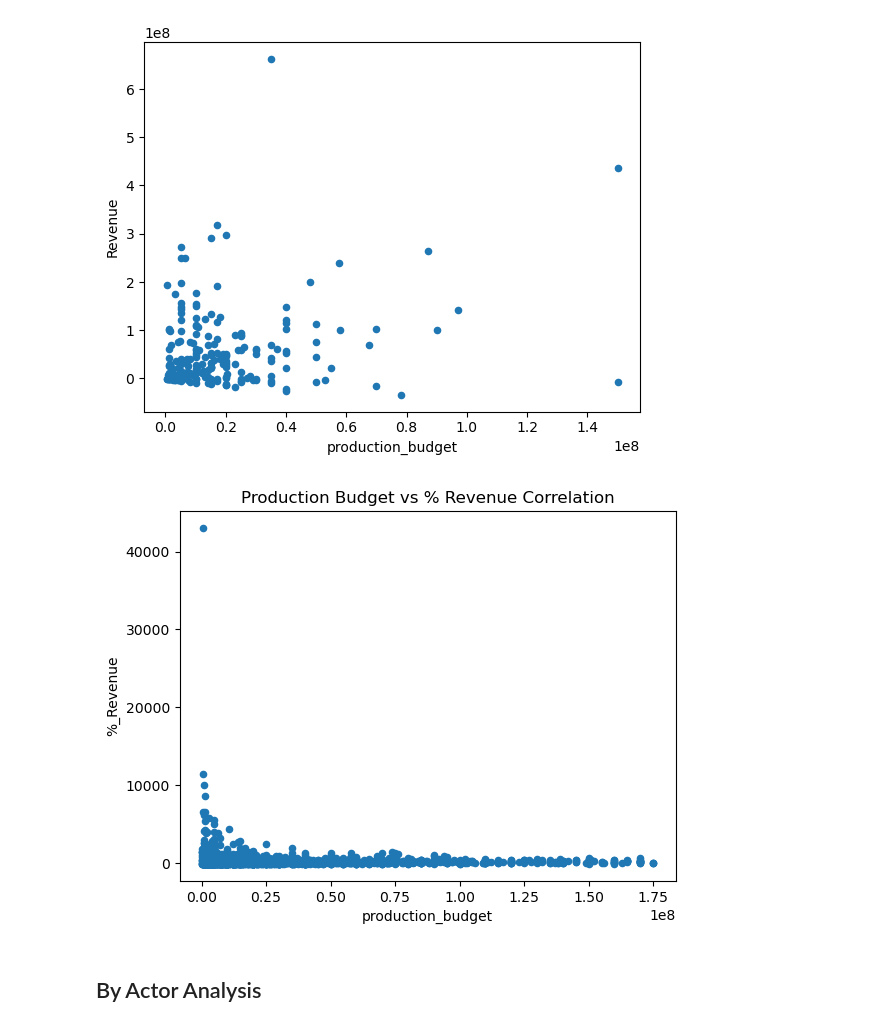
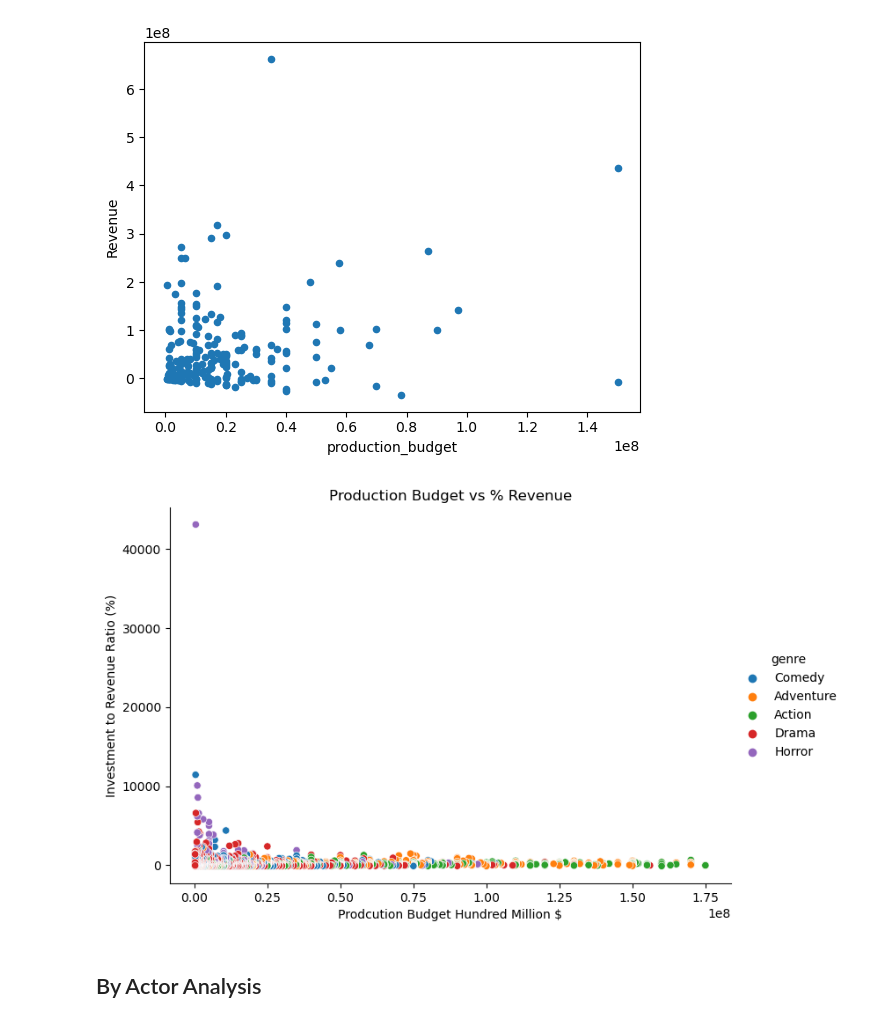
Before and after one commit to JESSIMOPIN/project-1-bootcamp, a Jupyter notebook: main_movies.ipynb, the cells around one changed output. Cells and saved outputs as stored; diff of their text form; code cells hidden in the pictures.

```diff
--- a/main_movies.ipynb
+++ b/main_movies.ipynb
@@ -480,13 +482,14 @@ plt.show()
 [figure]
 # %%
 #Check for correlation between Production Budget and % Revenue
-years_movies_df.plot.scatter(x='production_budget', y='%_Revenue')
-plt.title('Production Budget vs % Revenue Correlation')
+sns.relplot(data=years_movies_df, x='production_budget', y='%_Revenue', hue='genre', aspect=1.5)
+plt.title('Production Budget vs % Revenue')
+plt.xlabel('Prodcution Budget Hundred Million $')
+plt.ylabel('Investment to Revenue Ratio (%)')
 plt.savefig(f'./figures/prod_budget_vs_percentage_revenue_{lowery}_to_{uppery}.png')
-
 plt.show()
 # %% [output]
-[figure, old version]
+[figure, new version]
 # %% [markdown]
 ## By Actor Analysis
 # %%
```
Also changed, not shown: parts of 5 cells of this notebook, 13 other files.
